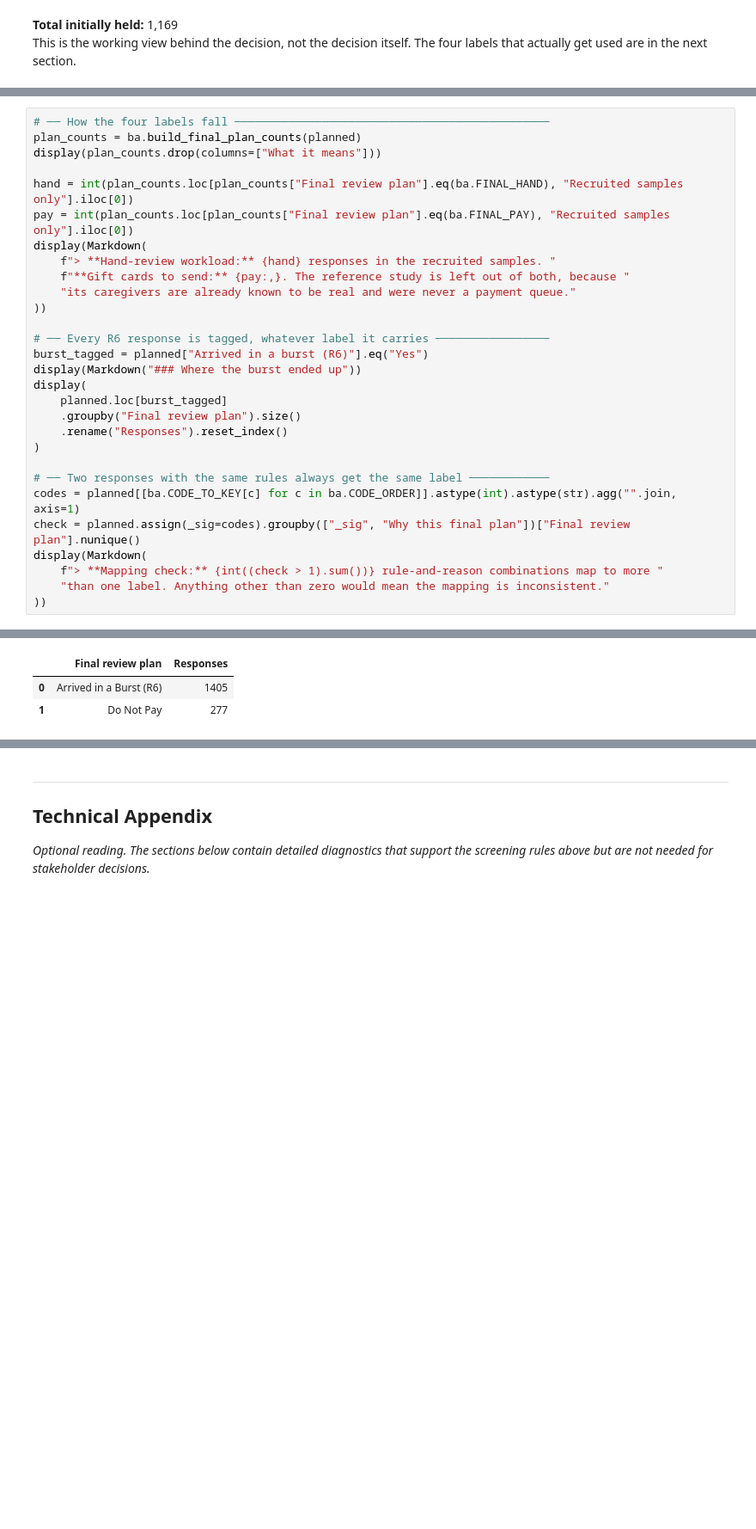
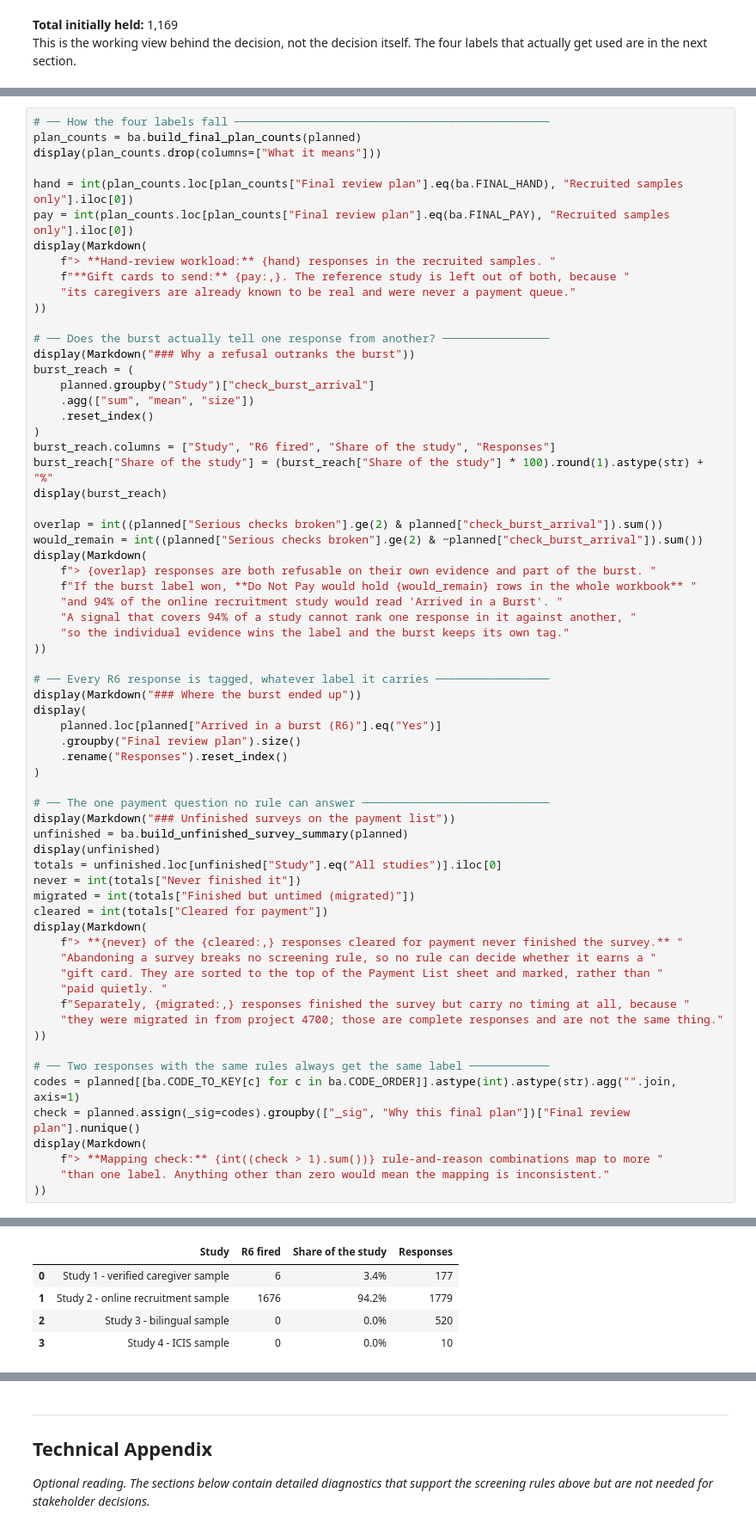
Before and after one commit to namo507/esd-redcap-metadata-watcher, a Jupyter notebook: projects/caregiver-cluster-analysis/bot_analysis.ipynb, the cells around one changed output, grey strips where cells are left out. Shown at 86% size. Saved outputs shown, nothing was run; the diff lists cells and outputs as text; blank space fills up the shorter version.

```diff
--- a/projects/caregiver-cluster-analysis/bot_analysis.ipynb
+++ b/projects/caregiver-cluster-analysis/bot_analysis.ipynb
@@ -536,14 +551,51 @@ display(Markdown(
     "its caregivers are already known to be real and were never a payment queue."
 ))
 
+# ── Does the burst actually tell one response from another? ────────────────
+display(Markdown("### Why a refusal outranks the burst"))
+burst_reach = (
+    planned.groupby("Study")["check_burst_arrival"]
+    .agg(["sum", "mean", "size"])
+    .reset_index()
+)
+burst_reach.columns = ["Study", "R6 fired", "Share of the study", "Responses"]
+burst_reach["Share of the study"] = (burst_reach["Share of the study"] * 100).round(1).astype(str) + "%"
+display(burst_reach)
+
+overlap = int((planned["Serious checks broken"].ge(2) & planned["check_burst_arrival"]).sum())
+would_remain = int((planned["Serious checks broken"].ge(2) & ~planned["check_burst_arrival"]).sum())
+display(Markdown(
+    f"> {overlap} responses are both refusable on their own evidence and part of the burst. "
+    f"If the burst label won, **Do Not Pay would hold {would_remain} rows in the whole workbook** "
+    "and 94% of the online recruitment study would read 'Arrived in a Burst'. "
+    "A signal that covers 94% of a study cannot rank one response in it against another, "
+    "so the individual evidence wins the label and the burst keeps its own tag."
+))
+
 # ── Every R6 response is tagged, whatever label it carries ─────────────────
-burst_tagged = planned["Arrived in a burst (R6)"].eq("Yes")
 display(Markdown("### Where the burst ended up"))
 display(
-    planned.loc[burst_tagged]
+    planned.loc[planned["Arrived in a burst (R6)"].eq("Yes")]
     .groupby("Final review plan").size()
     .rename("Responses").reset_index()
 )
+
+# ── The one payment question no rule can answer ────────────────────────────
+display(Markdown("### Unfinished surveys on the payment list"))
+unfinished = ba.build_unfinished_survey_summary(planned)
+display(unfinished)
+totals = unfinished.loc[unfinished["Study"].eq("All studies")].iloc[0]
+never = int(totals["Never finished it"])
+migrated = int(totals["Finished but untimed (migrated)"])
+cleared = int(totals["Cleared for payment"])
+display(Markdown(
+    f"> **{never} of the {cleared:,} responses cleared for payment never finished the survey.** "
+    "Abandoning a survey breaks no screening rule, so no rule can decide whether it earns a "
+    "gift card. They are sorted to the top of the Payment List sheet and marked, rather than "
+    "paid quietly. "
+    f"Separately, {migrated:,} responses finished the survey but carry no timing at all, because "
+    "they were migrated in from project 4700; those are complete responses and are not the same thing."
+))
 
 # ── Two responses with the same rules always get the same label ────────────
 codes = planned[[ba.CODE_TO_KEY[c] for c in ba.CODE_ORDER]].astype(int).astype(str).agg("".join, axis=1)
@@ -563,3 +615,5 @@ display(Markdown(
-|  | Final review plan | Responses |
-| 0 | Arrived in a Burst (R6) | 1405 |
-| 1 | Do Not Pay | 277 |
+|  | Study | R6 fired | Share of the study | Responses |
+| 0 | Study 1 - verified caregiver sample | 6 | 3.4% | 177 |
+| 1 | Study 2 - online recruitment sample | 1676 | 94.2% | 1779 |
+| 2 | Study 3 - bilingual sample | 0 | 0.0% | 520 |
+| 3 | Study 4 - ICIS sample | 0 | 0.0% | 10 |
```
Also changed, not shown: parts of 5 cells of this notebook, 5 other files.
